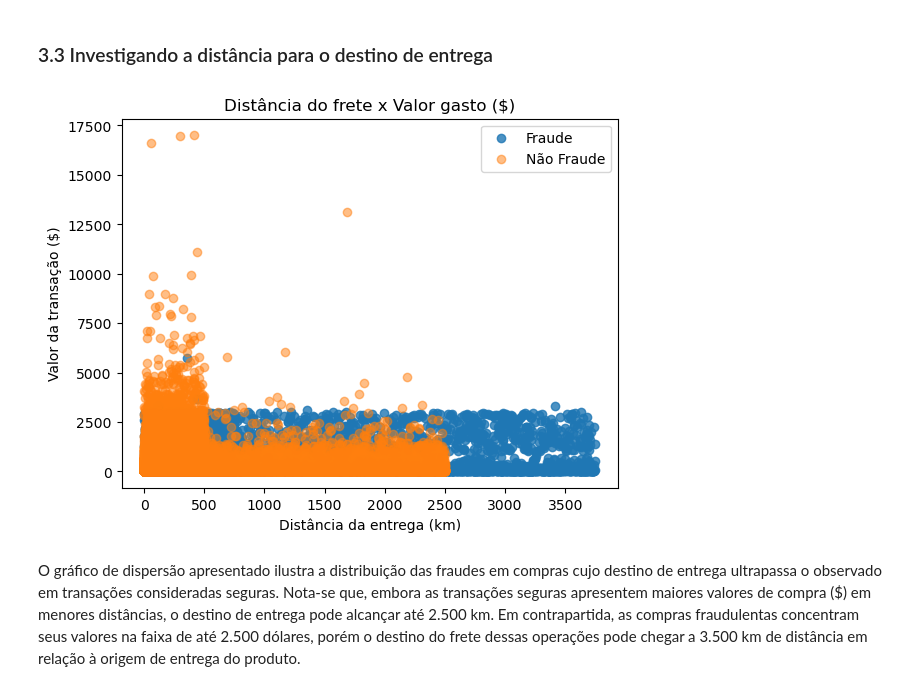
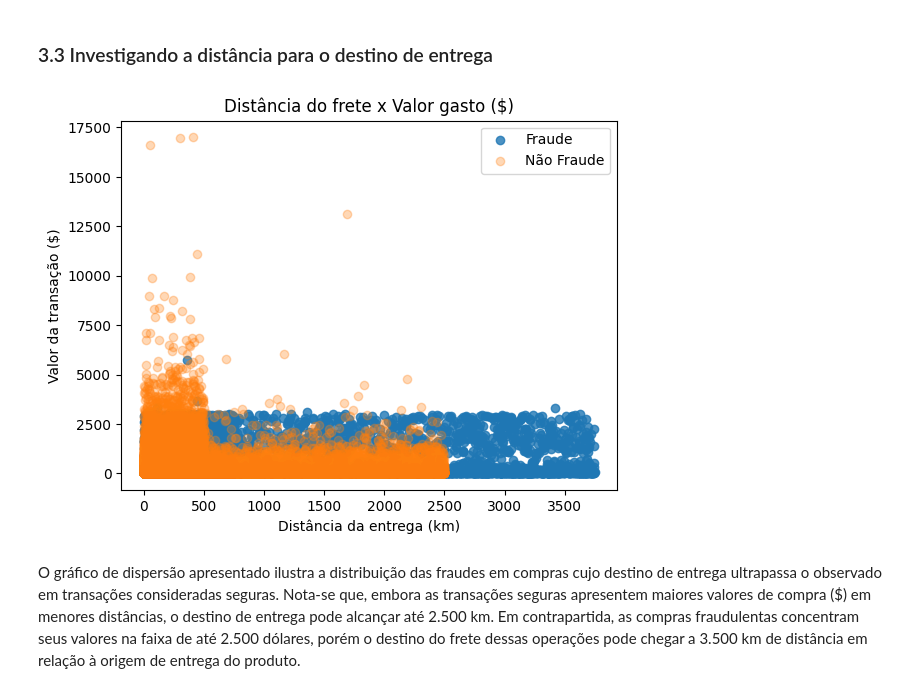
Before and after one commit to ybarbalho/finsight, a Jupyter notebook: notebook/Finsight.ipynb, the cells around one changed output. Cells and saved outputs as stored; diff of their text form; code cells hidden in the pictures.

```diff
--- a/notebook/Finsight.ipynb
+++ b/notebook/Finsight.ipynb
@@ -296,15 +288,15 @@ df_not_fraud = df[~df.index.isin(df_fraud.index)].drop(columns=['is_fraud']) # o
 # %%
 # Gráfico de dispersão entre a distância do frete e o valor da compra.
 plt.scatter(df_fraud['shipping_distance_km'], df_fraud['amount'], alpha=0.8) # para fraudes.
-plt.scatter(df_not_fraud['shipping_distance_km'], df_not_fraud['amount'], alpha=0.5) # para não fraudes.
+plt.scatter(df_not_fraud['shipping_distance_km'], df_not_fraud['amount'], alpha=0.3) # para não fraudes.
 
 plt.xlabel('Distância da entrega (km)')
 plt.ylabel('Valor da transação ($)')
 plt.title('Distância do frete x Valor gasto ($)')
 plt.legend(labels=['Fraude','Não Fraude'])
 plt.show()
 # %% [output]
-[figure, old version]
+[figure, new version]
 # %% [markdown]
 O gráfico de dispersão apresentado ilustra a distribuição das fraudes em compras cujo destino de entrega ultrapassa o observado em transações consideradas seguras. Nota-se que, embora as transações seguras apresentem maiores valores de compra ($) em menores distâncias, o destino de entrega pode alcançar até 2.500 km. Em contrapartida, as compras fraudulentas concentram seus valores na faixa de até 2.500 dólares, porém o destino do frete dessas operações pode chegar a 3.500 km de distância em relação à origem de entrega do produto.
 # %%
```
Also changed, not shown: parts of 18 cells of this notebook, 2 other files.
